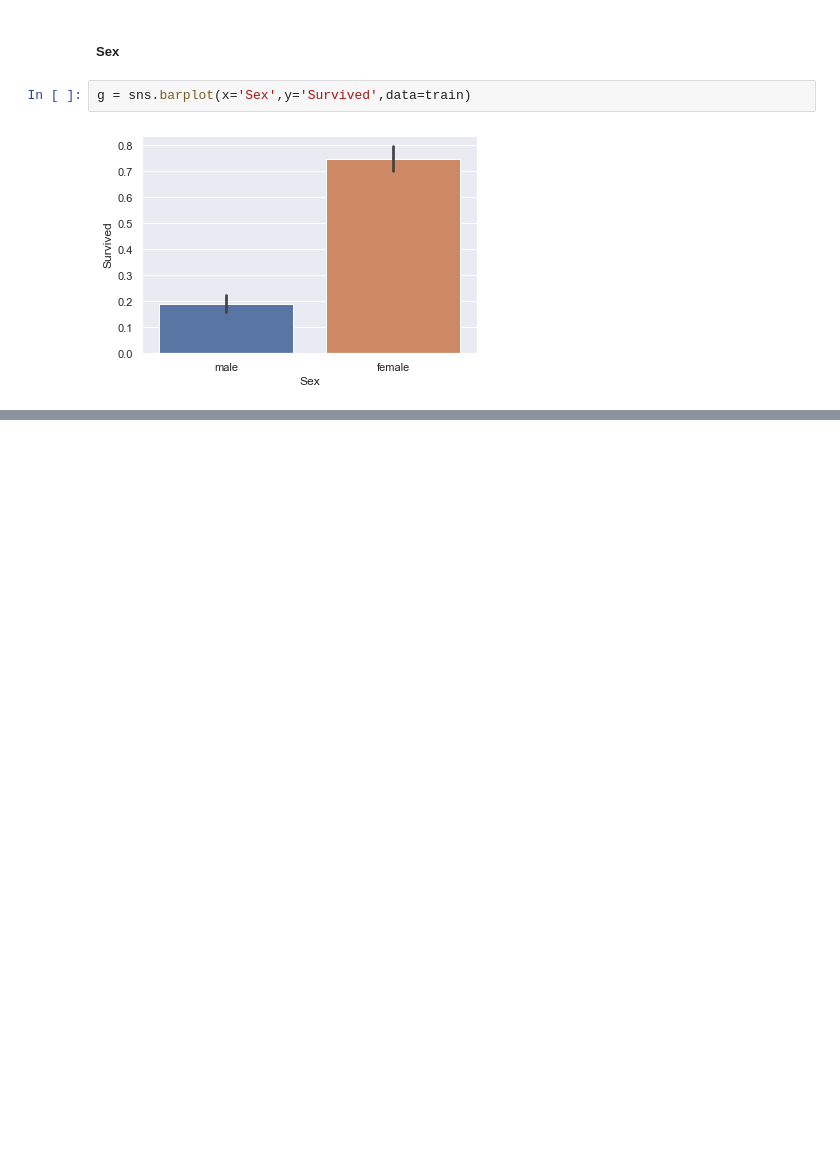
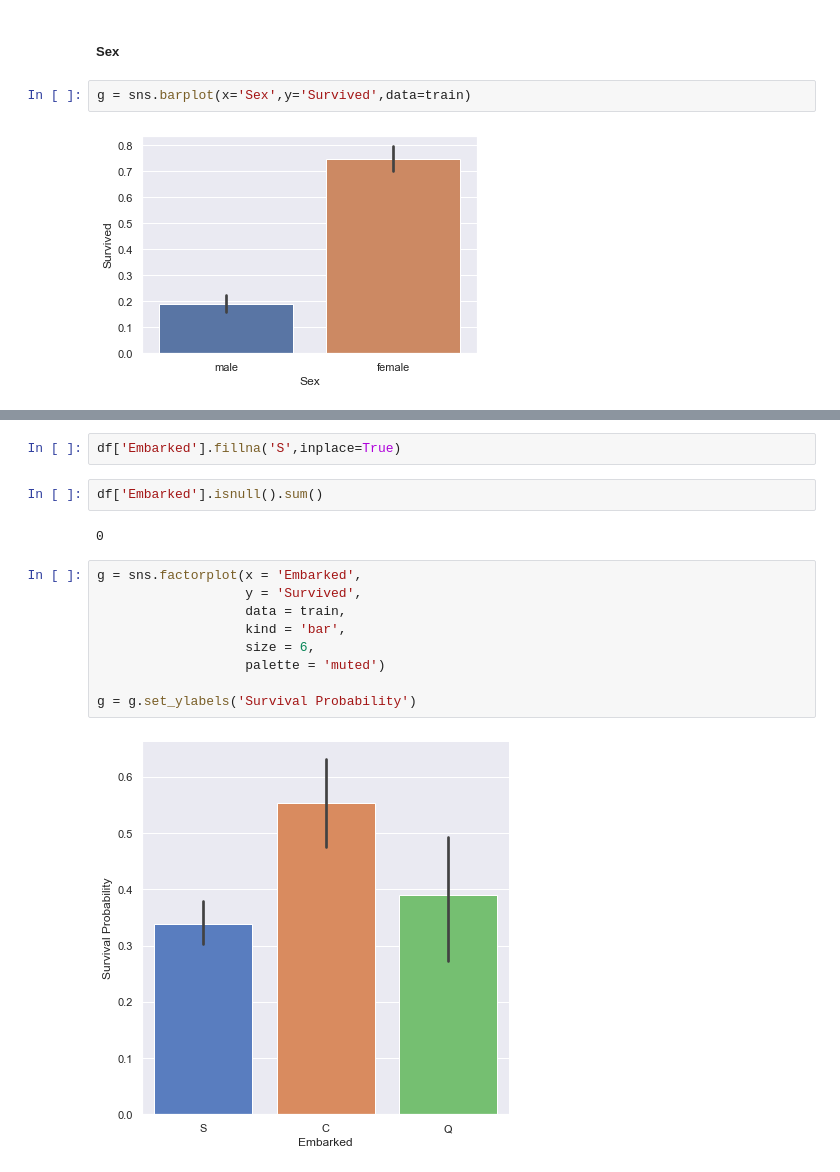
Before and after one commit to pksvv/pyMLEnsemble, a Jupyter notebook: Kaggle-Titanic.ipynb, the cells around one changed output, grey strips where cells are left out. Cells and saved outputs as stored; diff of their text form; blank space fills up the shorter version.

```diff
--- a/Kaggle-Titanic.ipynb
+++ b/Kaggle-Titanic.ipynb
@@ -280,0 +323,17 @@ g = sns.barplot(x='Sex',y='Survived',data=train)
+# %%
+df['Embarked'].fillna('S',inplace=True)
+# %%
+df['Embarked'].isnull().sum()
+# %% [output]
+0
+# %%
+g = sns.factorplot(x = 'Embarked',
+                   y = 'Survived',
+                   data = train,
+                   kind = 'bar',
+                   size = 6,
+                   palette = 'muted')
+
+g = g.set_ylabels('Survival Probability')
+# %% [output]
+[figure, added]
```
Also changed, not shown: parts of 12 cells of this notebook.
